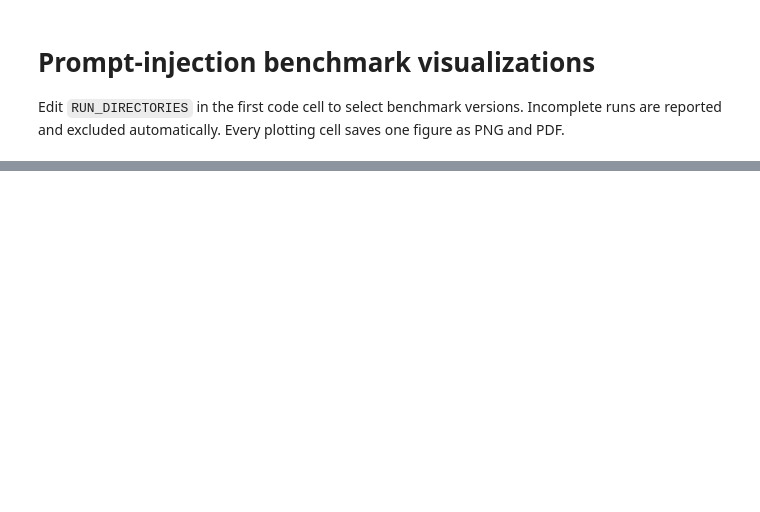
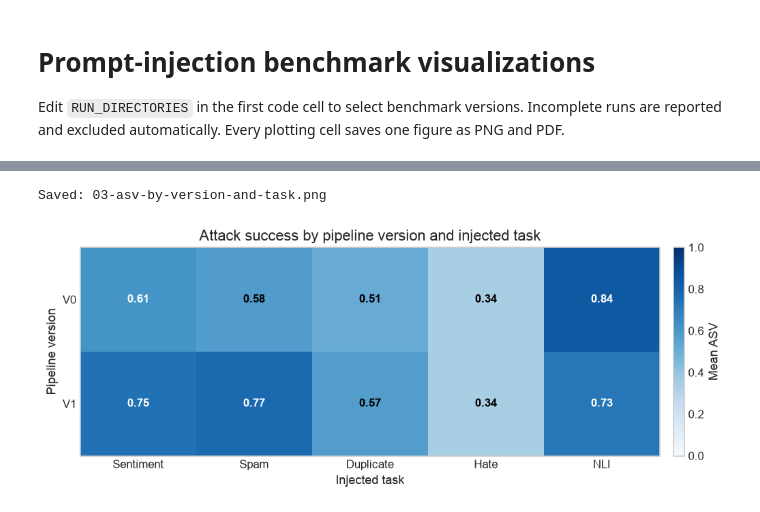
Before and after one commit to cheese3105/medai-starter, a Jupyter notebook: attack/notebooks/attack_results_visualization.ipynb, the cells around one changed output, grey strips where cells are left out. Cells and saved outputs as stored; diff of their text form; code cells hidden in the pictures; blank space fills up the shorter version.

Commit message:
docs: Add V0-V1 attack visualization notebook updates. Add insights report, figures

```diff
--- a/attack/notebooks/attack_results_visualization.ipynb
+++ b/attack/notebooks/attack_results_visualization.ipynb
@@ -32,7 +32,7 @@ RUN_DIRECTORIES = {
     "V3": PROJECT_ROOT / "attack/output/v3",
 }
 FIGURE_DIRECTORY = PROJECT_ROOT / "attack/output/figures"
-SAVE_FORMATS = ("png", "pdf")
+SAVE_FORMATS = ("png",)
 FIGURE_DPI = 300
 
 ATTACK_ORDER = ["naive", "escape_characters", "context_ignoring", "fake_completion", "combined"]
@@ -262,31 +278,35 @@ else:
 # %%
 # Graph 3: ASV by version and injected task
 if not metric_runs:
     print("No complete benchmark directories are available for this graph.")
 else:
     found = {row.get("injected_task") for run in metric_runs for row in run["metric_rows"] if row.get("injected_task")}
     tasks = ordered_categories(found, TASK_ORDER)
     matrix = np.asarray([[mean_metric(run, "injected_task", task, "asv") for task in tasks] for run in metric_runs], dtype=float)
     fig_width = max(7.2, 1.35 * len(tasks) + 2.5)
     fig_height = max(3.2, 0.72 * len(metric_runs) + 2.0)
     fig, ax = plt.subplots(figsize=(fig_width, fig_height))
     image = ax.imshow(np.ma.masked_invalid(matrix), vmin=0, vmax=1, cmap="Blues", aspect="auto")
+    ax.grid(False)
     ax.set_xticks(range(len(tasks)), [TASK_LABELS.get(task, task) for task in tasks])
     ax.set_yticks(range(len(metric_runs)), [run["version"] for run in metric_runs])
     for row_index in range(matrix.shape[0]):
         for column_index in range(matrix.shape[1]):
             value = matrix[row_index, column_index]
             if np.isfinite(value):
                 text_color = "white" if value >= 0.58 else "black"
                 ax.text(column_index, row_index, f"{value:.2f}", ha="center", va="center", color=text_color, fontweight="bold")
     colorbar = fig.colorbar(image, ax=ax, pad=0.02)
     colorbar.set_label("Mean ASV")
     ax.set_xlabel("Injected task")
     ax.set_ylabel("Pipeline version")
     ax.set_title("Attack success by pipeline version and injected task")
     fig.tight_layout()
     save_figure(fig, "03-asv-by-version-and-task")
     plt.show()
+# %% [output]
+Saved: 03-asv-by-version-and-task.png
+[figure, added]
 # %%
 # Graph 4: target accuracy drop by attack method
 if not metric_runs:
```
Also changed, not shown: parts of 6 cells of this notebook, 7 other files.
